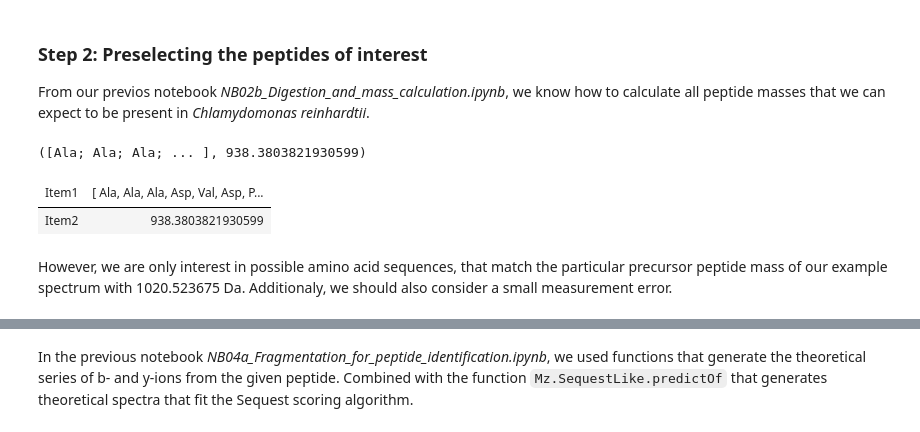
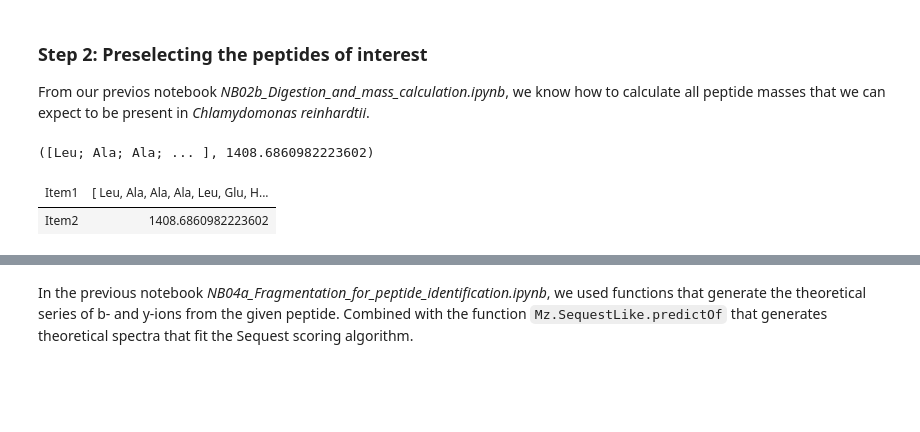
Before and after one commit to paulineHans/BIO-BTE-06-L-7, a Jupyter notebook: Notebooks/NB04b_Peptide_Identification.ipynb, the cells around one changed output, grey strips where cells are left out. Cells and saved outputs as stored; diff of their text form; code cells hidden in the pictures; blank space fills up the shorter version.

```diff
--- a/Notebooks/NB04b_Peptide_Identification.ipynb
+++ b/Notebooks/NB04b_Peptide_Identification.ipynb
@@ -224,28 +237,24 @@ From our previos notebook *NB02b\_Digestion\_and\_mass\_calculation.ipynb*, we k
 calculate all peptide masses that we can expect to be present in *Chlamydomonas reinhardtii*.
 # %%
 // Code-Block 4
-let path2 = Path.Combine[|directory;"downloads/uniprotkb_proteome_UP000006906_2026_02_23.fasta"|]
-downloadFile path2 "uniprotkb_proteome_UP000006906_2026_02_23.fasta"
+let path2 = Path.Combine[|directory;"downloads/Chlamy_JGI5_5_QProt.fasta"|]
 
 let peptideAndMasses =
     path2
     |> IO.FastA.fromFile BioArray.ofAminoAcidString
     |> Seq.toArray
     |> Array.mapi (fun i fastAItem ->
         Digestion.BioArray.digest Digestion.Table.Trypsin i fastAItem.Sequence
         |> Digestion.BioArray.concernMissCleavages 0 0
     )
     |> Array.concat
     |> Array.map (fun peptide ->
         // calculate mass for each peptide
         peptide.PepSequence, BioSeq.toMonoisotopicMassWith (BioItem.monoisoMass ModificationInfo.Table.H2O) peptide.PepSequence
     )
 
 peptideAndMasses |> Array.head
 # %% [output]
-([Ala; Ala; Ala; ... ], 938.3803821930599)
+([Leu; Ala; Ala; ... ], 1408.6860982223602)
-| Item1 | [ Ala, Ala, Ala, Asp, Val, Asp, P... |
-| Item2 | 938.3803821930599 |
+| Item1 | [ Leu, Ala, Ala, Ala, Leu, Glu, H... |
+| Item2 | 1408.6860982223602 |
-# %% [markdown]
-However, we are only interest in possible amino acid sequences, that match the particular precursor peptide mass of our example spectrum
-with 1020.523675 Da. Additionaly, we should also consider a small measurement error.
```
Also changed, not shown: parts of 12 cells of this notebook.
